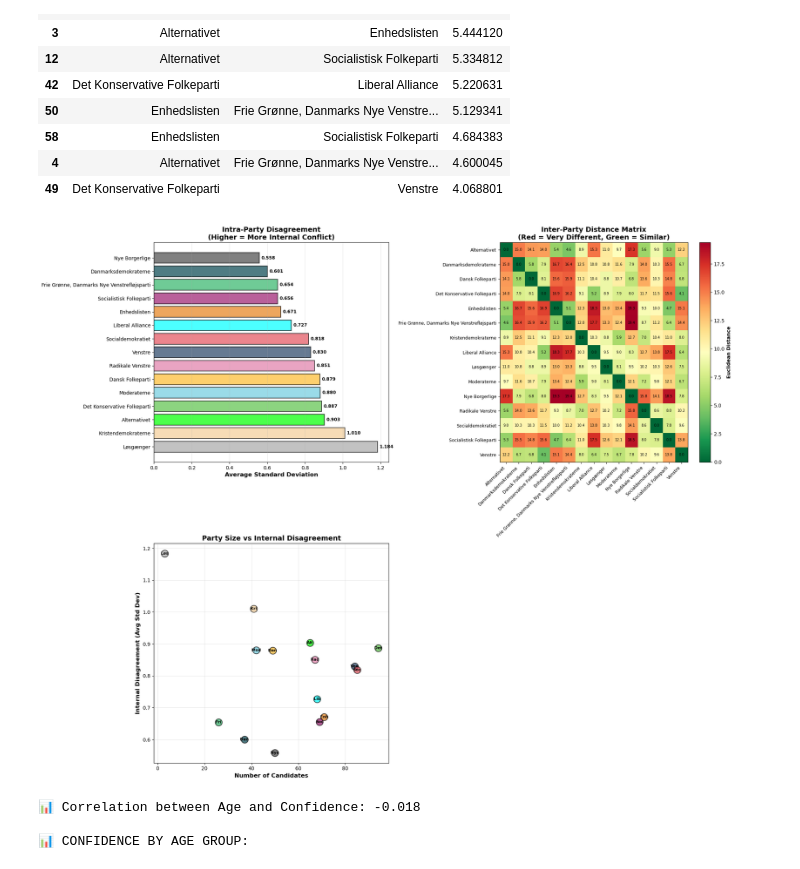
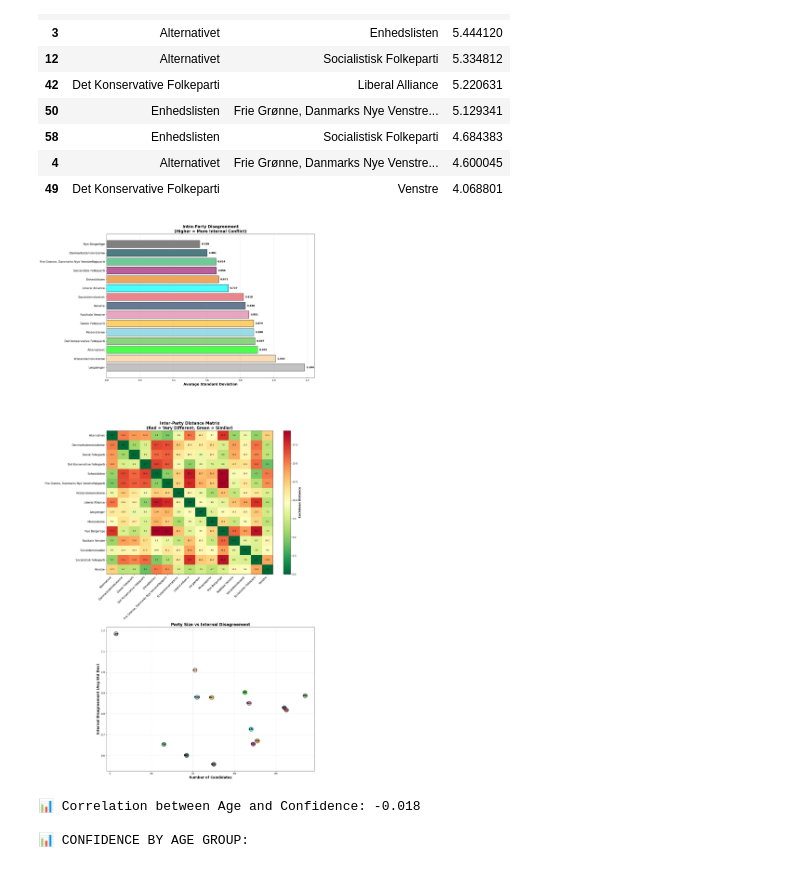
Before and after one commit to sergioqueber/assignment-3-mle-polski-team, a Jupyter notebook: 3. Candidate Test 2022 I.ipynb, the cells around one changed output. Saved outputs shown, nothing was run; the diff lists cells and outputs as text; code cells hidden in the pictures.

```diff
--- a/3. Candidate Test 2022 I.ipynb
+++ b/3. Candidate Test 2022 I.ipynb
@@ -285,8 +285,10 @@ display(age_by_party)
 | Liberal Alliance | 68 | 37.97 | 37.0 | 13.74 | 18 | 72 |
 | Frie Grønne, Danmarks Nye Venstre... | 26 | 34.81 | 33.0 | 10.78 | 20 | 62 |
 # %%
-fig, axes = plt.subplots(2, 2, figsize=(16, 12))
-ax1 = axes[0, 0]
+fig, axes = plt.subplots(3, 1, figsize=(16, 32))
+
+# 1. Age Distribution by Party (Box Plot)
+ax1 = axes[0]
 party_order = age_by_party.index.tolist()
 colors = [party_colors.get(p, '#808080') for p in party_order]
 box_data = [alldata_clean[alldata_clean['parti'] == party]['alder'].values
@@ -306,7 +308,8 @@ ax1.set_xticklabels(party_order, rotation=45, ha='right', fontsize=10)
 ax1.set_title('Age Distribution by Party (Box Plot)', fontsize=14, fontweight='bold')
 ax1.grid(True, alpha=0.3)
 
-ax2 = axes[0, 1]
+# 2. Mean Age by Party (Bar Chart)
+ax2 = axes[1]
 ax2.bar(range(len(party_order)), age_by_party['Mean Age'],
         color=colors, alpha=0.7, edgecolor='black')
 ax2.set_xticks(range(len(party_order)))
@@ -319,7 +322,8 @@ ax2.grid(True, alpha=0.3, axis='y')
 for i, v in enumerate(age_by_party['Mean Age']):
     ax2.text(i, v + 1, f'{v:.1f}', ha='center', va='bottom', fontweight='bold')
 
-ax3 = axes[1, 0]
+# 3. Age Range by Party (Range Plot)
+ax3 = axes[2]
 y_pos = np.arange(len(party_order))
 
 # Plot the range (min to max) as lines
@@ -340,9 +344,6 @@ ax3.set_ylabel('Party', fontsize=12, fontweight='bold')
 ax3.set_title('Age Range by Party (Min, Mean◆, Max)', fontsize=14, fontweight='bold')
 ax3.grid(True, alpha=0.3, axis='x')
 
-# Hide the 4th subplot (bottom right)
-axes[1, 1].set_visible(False)
-
 plt.tight_layout()
 plt.show()
 # %% [output]
@@ -615,10 +614,10 @@ display(party_pairs_df.tail(10))
 | 49 | Det Konservative Folkeparti | Venstre | 4.068801 |
 # %%
 
-fig, axes = plt.subplots(2, 2, figsize=(20, 16))
+fig, axes = plt.subplots(3, 1, figsize=(16, 32))
 
 # 1. Intra-party disagreement bar chart
-ax1 = axes[0, 0]
+ax1 = axes[0]
 party_order_dis = party_disagreement_df.sort_values('Avg Std Dev', ascending=False)
 colors_dis = [party_colors.get(p, '#808080') for p in party_order_dis['Party']]
 
@@ -626,56 +625,53 @@ bars = ax1.barh(range(len(party_order_dis)), party_order_dis['Avg Std Dev'],
                 color=colors_dis, alpha=0.7, edgecolor='black', linewidth=1.5)
 
 ax1.set_yticks(range(len(party_order_dis)))
-ax1.set_yticklabels(party_order_dis['Party'], fontsize=10)
-ax1.set_xlabel('Average Standard Deviation', fontsize=12, fontweight='bold')
+ax1.set_yticklabels(party_order_dis['Party'], fontsize=12)
+ax1.set_xlabel('Average Standard Deviation', fontsize=14, fontweight='bold')
 ax1.set_title('Intra-Party Disagreement\n(Higher = More Internal Conflict)',
-              fontsize=14, fontweight='bold')
+              fontsize=16, fontweight='bold')
 ax1.grid(True, alpha=0.3, axis='x')
 
 for i, v in enumerate(party_order_dis['Avg Std Dev']):
-    ax1.text(v + 0.01, i, f'{v:.3f}', va='center', fontweight='bold', fontsize=9)
+    ax1.text(v + 0.01, i, f'{v:.3f}', va='center', fontweight='bold', fontsize=10)
 
 # 2. Heatmap of inter-party distances
-ax2 = axes[0, 1]
+ax2 = axes[1]
 im = ax2.imshow(distance_df.values, cmap='RdYlGn_r', aspect='auto')
 ax2.set_xticks(range(len(distance_df)))
 ax2.set_yticks(range(len(distance_df)))
-ax2.set_xticklabels(distance_df.columns, rotation=45, ha='right', fontsize=9)
-ax2.set_yticklabels(distance_df.index, fontsize=9)
+ax2.set_xticklabels(distance_df.columns, rotation=45, ha='right', fontsize=11)
+ax2.set_yticklabels(distance_df.index, fontsize=11)
 ax2.set_title('Inter-Party Distance Matrix\n(Red = Very Different, Green = Similar)',
-              fontsize=14, fontweight='bold')
+              fontsize=16, fontweight='bold')
 
 # Add colorbar
 cbar = plt.colorbar(im, ax=ax2)
-cbar.set_label('Euclidean Distance', fontsize=10, fontweight='bold')
+cbar.set_label('Euclidean Distance', fontsize=12, fontweight='bold')
 
 # Add values to cells
 for i in range(len(distance_df)):
     for j in range(len(distance_df)):
         text = ax2.text(j, i, f'{distance_df.iloc[i, j]:.1f}',
-                       ha="center", va="center", color="black", fontsize=7)
+                       ha="center", va="center", color="black", fontsize=8)
 
 # 3. Scatter: Internal disagreement vs Party size
-ax3 = axes[1, 0]
+ax3 = axes[2]
 for _, row in party_disagreement_df.iterrows():
     ax3.scatter(row['Candidate Count'], row['Avg Std Dev'],
                 color=party_colors.get(row['Party'], '#808080'),
-                s=200, alpha=0.7, edgecolor='black', linewidth=1.5)
+                s=300, alpha=0.7, edgecolor='black', linewidth=1.5)
     ax3.text(row['Candidate Count'], row['Avg Std Dev'], row['Party'][:3],
-             ha='center', va='center', fontsize=8, fontweight='bold')
+             ha='center', va='center', fontsize=10, fontweight='bold')
 
-ax3.set_xlabel('Number of Candidates', fontsize=12, fontweight='bold')
-ax3.set_ylabel('Internal Disagreement (Avg Std Dev)', fontsize=12, fontweight='bold')
-ax3.set_title('Party Size vs Internal Disagreement', fontsize=14, fontweight='bold')
+ax3.set_xlabel('Number of Candidates', fontsize=14, fontweight='bold')
+ax3.set_ylabel('Internal Disagreement (Avg Std Dev)', fontsize=14, fontweight='bold')
+ax3.set_title('Party Size vs Internal Disagreement', fontsize=16, fontweight='bold')
 ax3.grid(True, alpha=0.3)
-
-# Hide the 4th subplot (bottom right)
-axes[1, 1].set_visible(False)
 
 plt.tight_layout()
 plt.show()
 # %% [output]
-[figure, old version]
+[figure, new version]
 # %%
 age_confidence_df = confidence_df.merge(
     alldata_clean[['navn', 'alder']],
```
Also changed, not shown: parts of 3 cells of this notebook.
